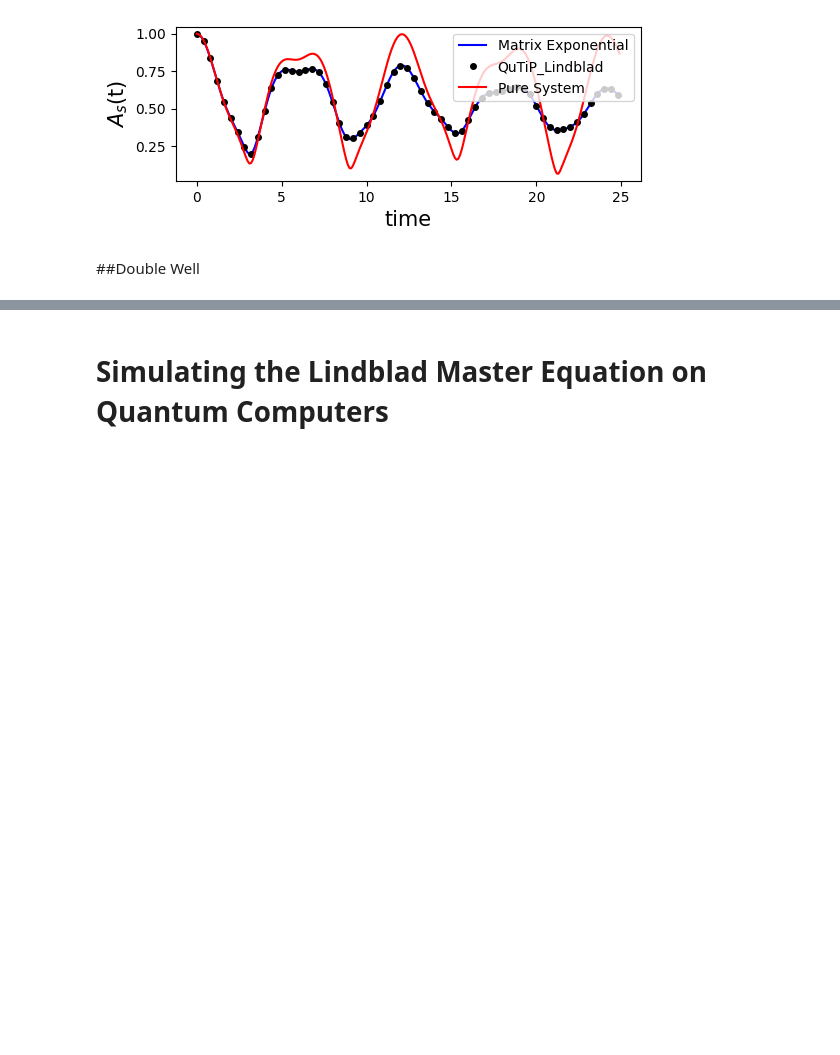
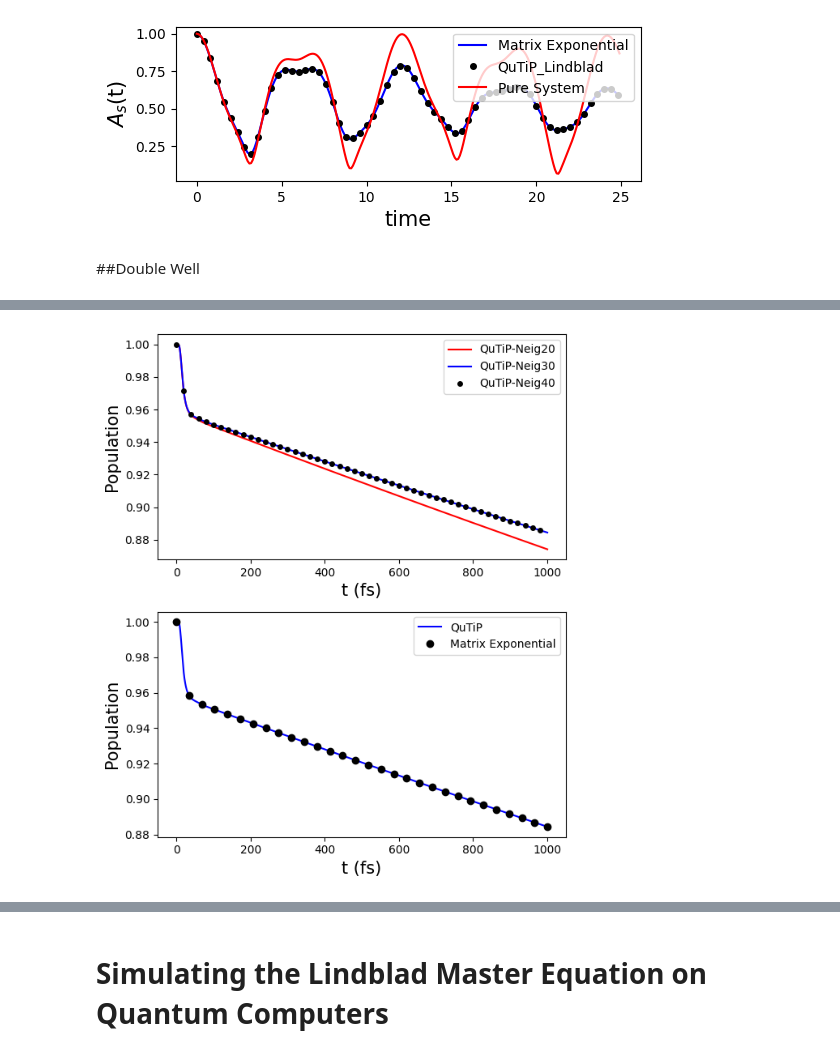
Before and after one commit to CQDMQD/Quantum-Dynamics-Tutorials, a Jupyter notebook: Part_II_OpenSystem.ipynb, the cells around one changed output, grey strips where cells are left out. Cells and saved outputs as stored; diff of their text form; code cells hidden in the pictures; blank space fills up the shorter version.

```diff
--- a/Part_II_OpenSystem.ipynb
+++ b/Part_II_OpenSystem.ipynb
@@ -843,0 +462,12 @@ plt.legend(loc = 'upper right')
+# %%
+#propogate using QuTiP
+gamma1 = np.sqrt(kappa*(nth+1))
+gamma2 = np.sqrt(kappa*(nth))
+time_qtp = np.linspace(0,1000/au2fs,20000)
+
+#run the dynamics with different eigenstates truncation
+result_qtp = {}
+for N_eig_use in [20,30,40]:
+  c_ops = [gamma1*Qobj(amat_eig[:N_eig_use,:N_eig_use]), gamma2*Qobj(adegmat_eig[:N_eig_use,:N_eig_use])]
+  obs = [Qobj(P_R_eig[:N_eig_use,:N_eig_use]), Qobj(P_L_eig[:N_eig_use,:N_eig_use])]
+  result_qtp[N_eig_use] = mesolve(Qobj(H_dw[:N_eig_use,:N_eig_use]), Qobj(rho0[:N_eig_use,:N_eig_use]), time_qtp, c_ops, obs, progress_bar=True)
@@ -843,0 +494,11 @@ plt.legend(loc = 'upper right')
+# %%
+#propagation using matrix exponential propagation
+N_eig_use=30
+c_ops = [gamma1*amat_eig[:N_eig_use,:N_eig_use], gamma2*adegmat_eig[:N_eig_use,:N_eig_use]]
+observable = P_R_eig[:N_eig_use,:N_eig_use]
+
+time_short = np.linspace(0,1000/au2fs,30) #compare to QuTiP time scale
+result_s = matrix_expo_prop(H_dw[:N_eig_use,:N_eig_use], rho0[:N_eig_use,:N_eig_use], time_short, c_ops, observable, Is_show_step=True)
+
+time_long = np.linspace(0,20000/au2fs,60) #long time propagation
+result_dw_l = matrix_expo_prop(H_dw[:N_eig_use,:N_eig_use], rho0[:N_eig_use,:N_eig_use], time_long, c_ops, observable, IsGt = True, Is_store_state = True, Is_show_step=True)
@@ -843,0 +523,19 @@ plt.legend(loc = 'upper right')
+# %%
+fig, axs = plt.subplots(2, 1, figsize=(6, 7))
+axs[0].plot(time_qtp*au2fs,result_qtp[20].expect[0][:],'r-',label = 'QuTiP-Neig20')
+axs[0].plot(time_qtp*au2fs,result_qtp[30].expect[0][:],'b-',label = 'QuTiP-Neig30')
+axs[0].plot(time_qtp*au2fs,result_qtp[40].expect[0][:],'ko',markersize=4,markevery=400,label = 'QuTiP-Neig40')
+axs[0].set_xlabel('t (fs)',fontsize=15)
+axs[0].set_ylabel('Population',fontsize=15)
+axs[0].legend(loc = 'upper right')
+
+#plt.figure(figsize=(6,3))
+axs[1].plot(time_qtp*au2fs,result_qtp[30].expect[0][:],'b-',label = 'QuTiP')
+axs[1].plot(time_short*au2fs,result_s.expect[:],'ko',label = 'Matrix Exponential')
+axs[1].set_xlabel('t (fs)',fontsize=15)
+axs[1].set_ylabel('Population',fontsize=15)
+axs[1].legend(loc = 'upper right')
+
+plt.tight_layout()
+# %% [output]
+[figure, added]
```
Also changed, not shown: parts of 86 cells of this notebook.
